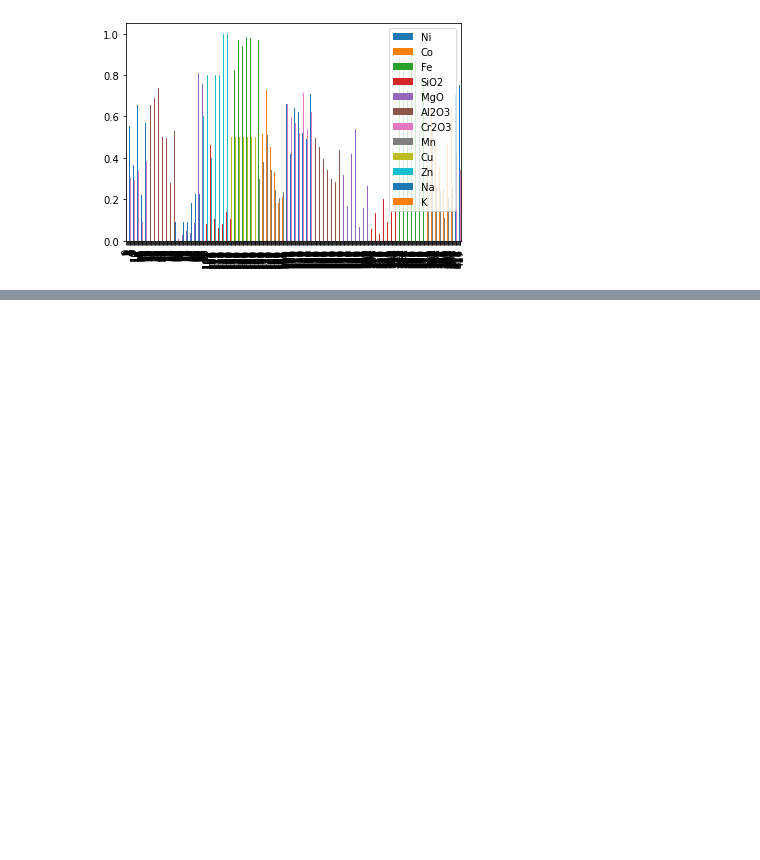
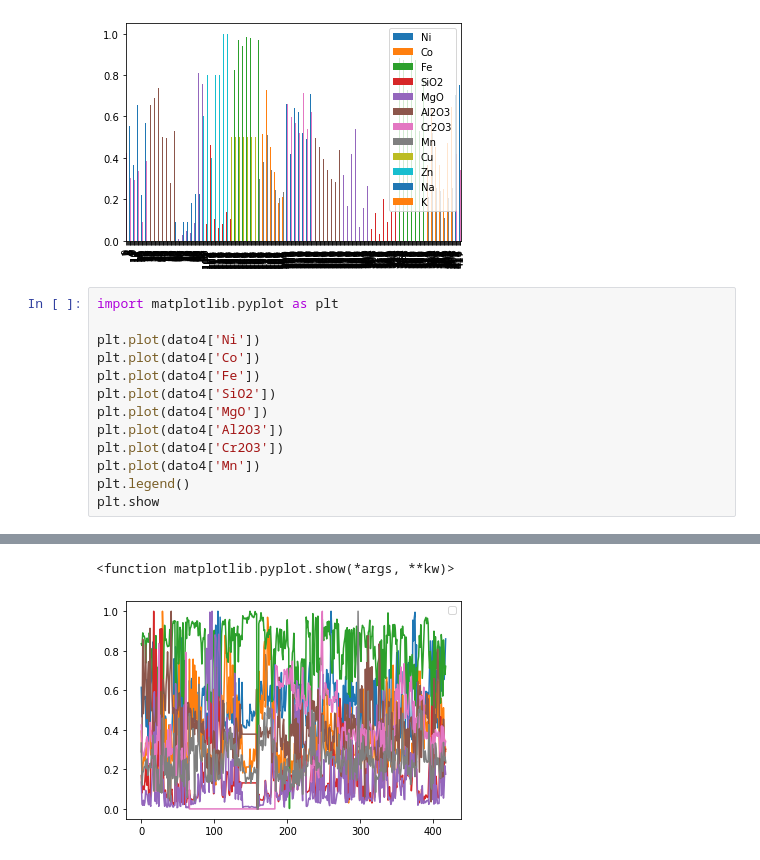
Before and after one commit to roxyconstantine-dev/Proyecto-Final-de-An-lisis-Datos, a Jupyter notebook: untitled1.ipynb, the cells around one changed output, grey strips where cells are left out. Saved outputs shown, nothing was run; the diff lists cells and outputs as text; blank space fills up the shorter version.

```diff
--- a/untitled1.ipynb
+++ b/untitled1.ipynb
@@ -209,3 +207,17 @@ dato4.plot(kind='bar')
 # %% [output]
 <matplotlib.axes._subplots.AxesSubplot at 0x...>
 [figure]
+# %%
+import matplotlib.pyplot as plt
+
+plt.plot(dato4['Ni'])
+plt.plot(dato4['Co'])
+plt.plot(dato4['Fe'])
+plt.plot(dato4['SiO2'])
+plt.plot(dato4['MgO'])
+plt.plot(dato4['Al2O3'])
+plt.plot(dato4['Cr2O3'])
+plt.plot(dato4['Mn'])
+plt.legend()
+plt.show
+# %% [output]
@@ -211,0 +225,2 @@ dato4.plot(kind='bar')
+<function matplotlib.pyplot.show(*args, **kw)>
+[figure, added]
```
Also changed, not shown: parts of 4 cells of this notebook.
